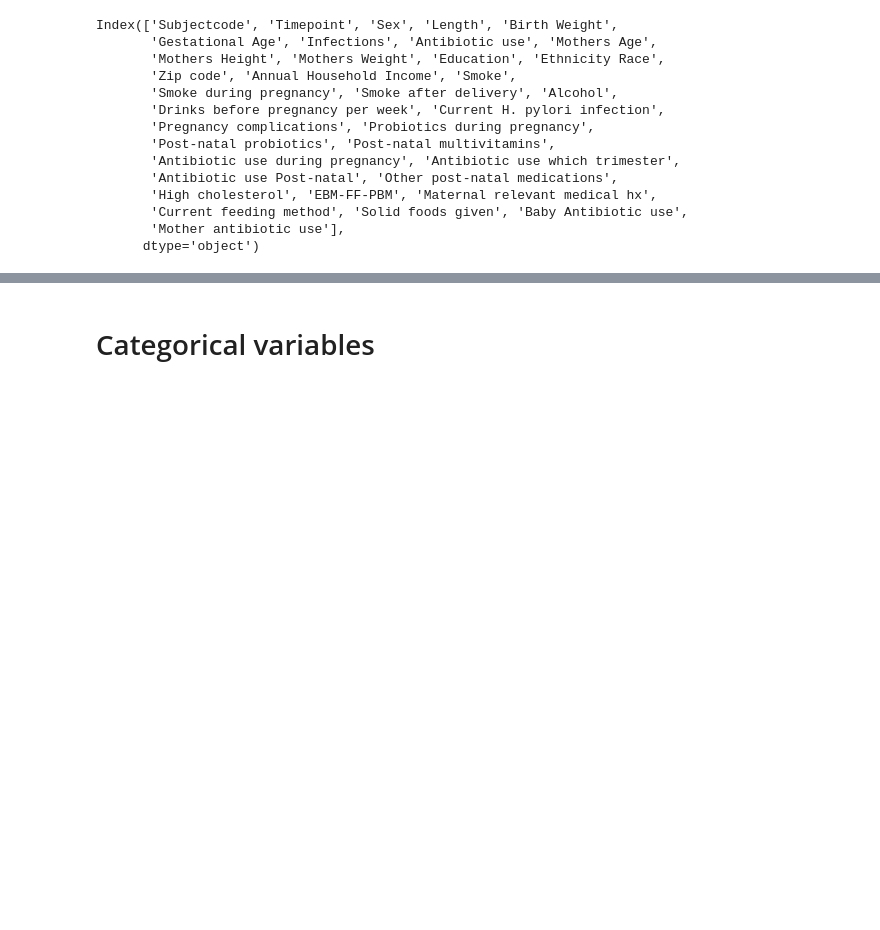
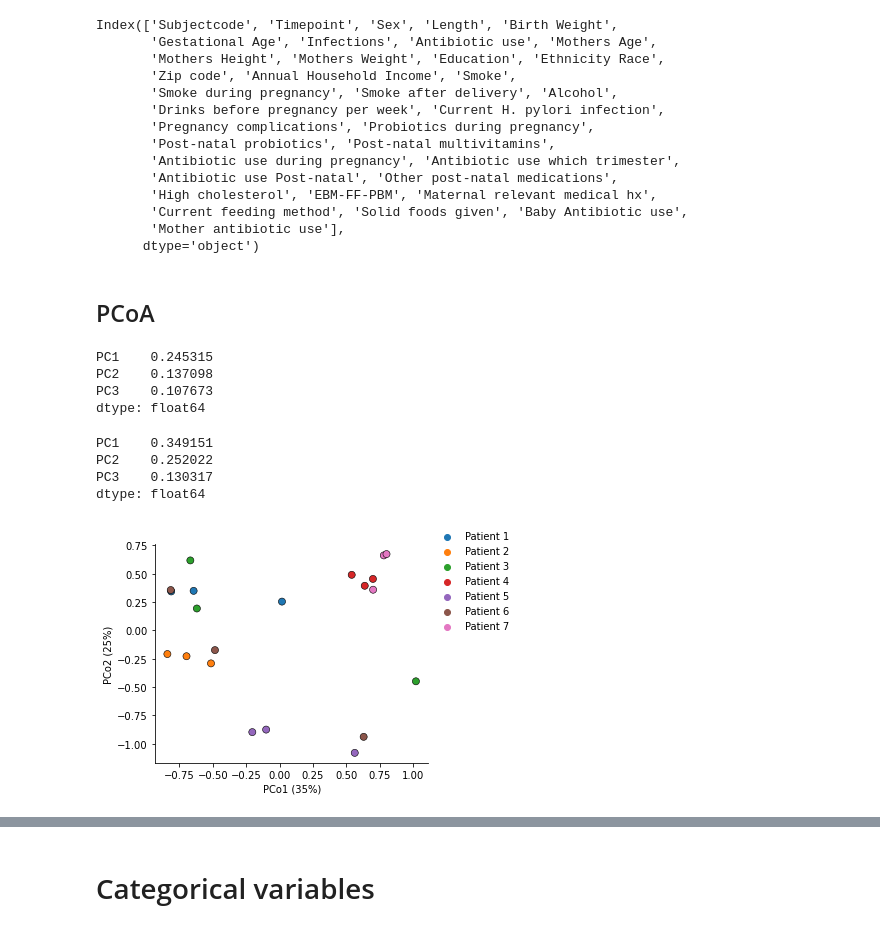
Before and after one commit to sterrettJD/Breastfed-Neonates, a Jupyter notebook: Beta-diversity.ipynb, the cells around one changed output, grey strips where cells are left out. Cells and saved outputs as stored; diff of their text form; code cells hidden in the pictures; blank space fills up the shorter version.

Commit message:
make microbiome pcoas

```diff
--- a/Beta-diversity.ipynb
+++ b/Beta-diversity.ipynb
@@ -32,3 +34,41 @@ Index(['Subjectcode', 'Timepoint', 'Sex', 'Length', 'Birth Weight',
        'Current feeding method', 'Solid foods given', 'Baby Antibiotic use',
        'Mother antibiotic use'],
       dtype='object')
+# %%
+metadata["Participant"] = metadata["Subjectcode"]
+# %% [markdown]
+## PCoA
+# %%
+uuni_pcoa = pcoa(uuni, number_of_dimensions=3)
+
+uuni_pcoa.proportion_explained
+# %% [output]
+PC1    0.245315
+PC2    0.137098
+PC3    0.107673
+dtype: float64
+# %%
+wuni_pcoa = pcoa(wuni, number_of_dimensions=3)
+
+wuni_pcoa.proportion_explained
+# %% [output]
+PC1    0.349151
+PC2    0.252022
+PC3    0.130317
+dtype: float64
+# %%
+ax = sns.scatterplot(x="PC1", y="PC2", hue=metadata["Participant"],
+                     data=wuni_pcoa.samples,
+                     s=50, edgecolor="black")
+
+ax.set(xlabel="PCo1 (35%)", ylabel="PCo2 (25%)") #based on proportion explained in cell above
+
+ax.spines[["right", "top"]].set_visible(False)
+ax.legend(frameon=False, bbox_to_anchor=(1,1.1))
+
+plt.tight_layout()
+plt.savefig("Figures/participant_wuni_pcoa.png")
+plt.savefig("Figures/participant_wuni_pcoa.pdf")
+plt.show()
+# %% [output]
+[figure, added]
```
Also changed, not shown: parts of 2 cells of this notebook.
